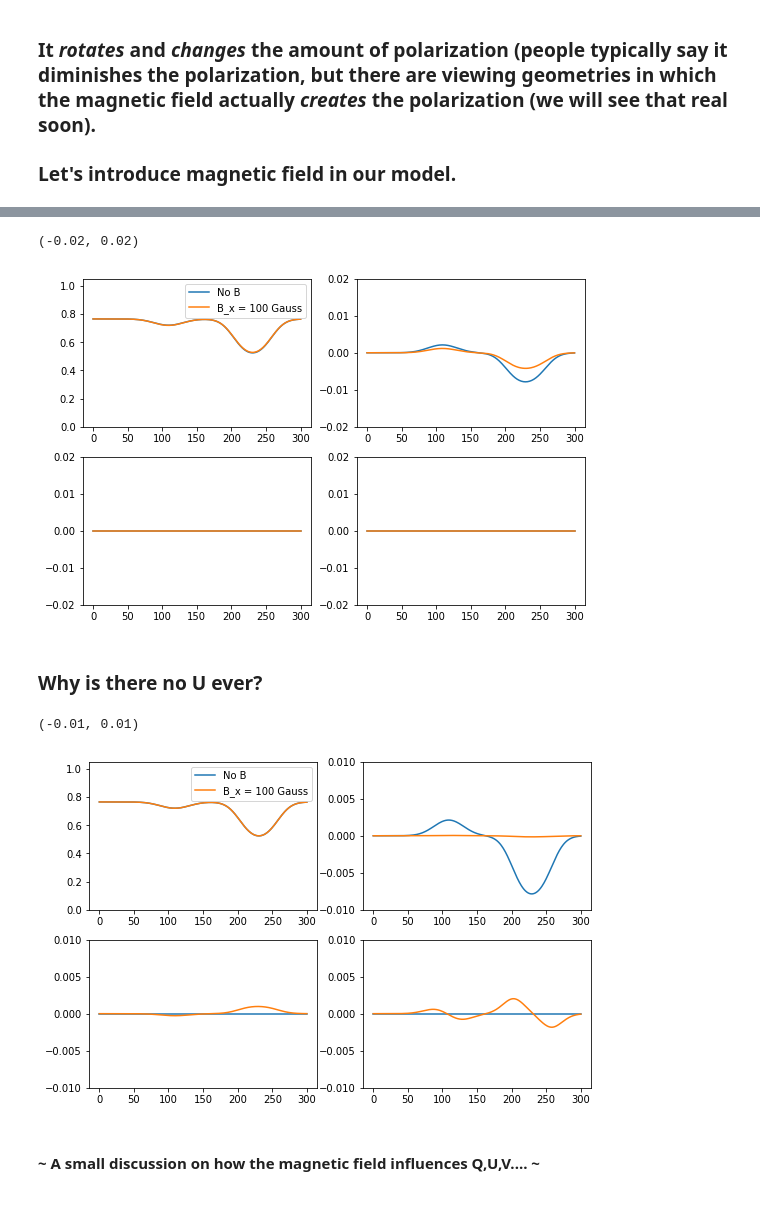
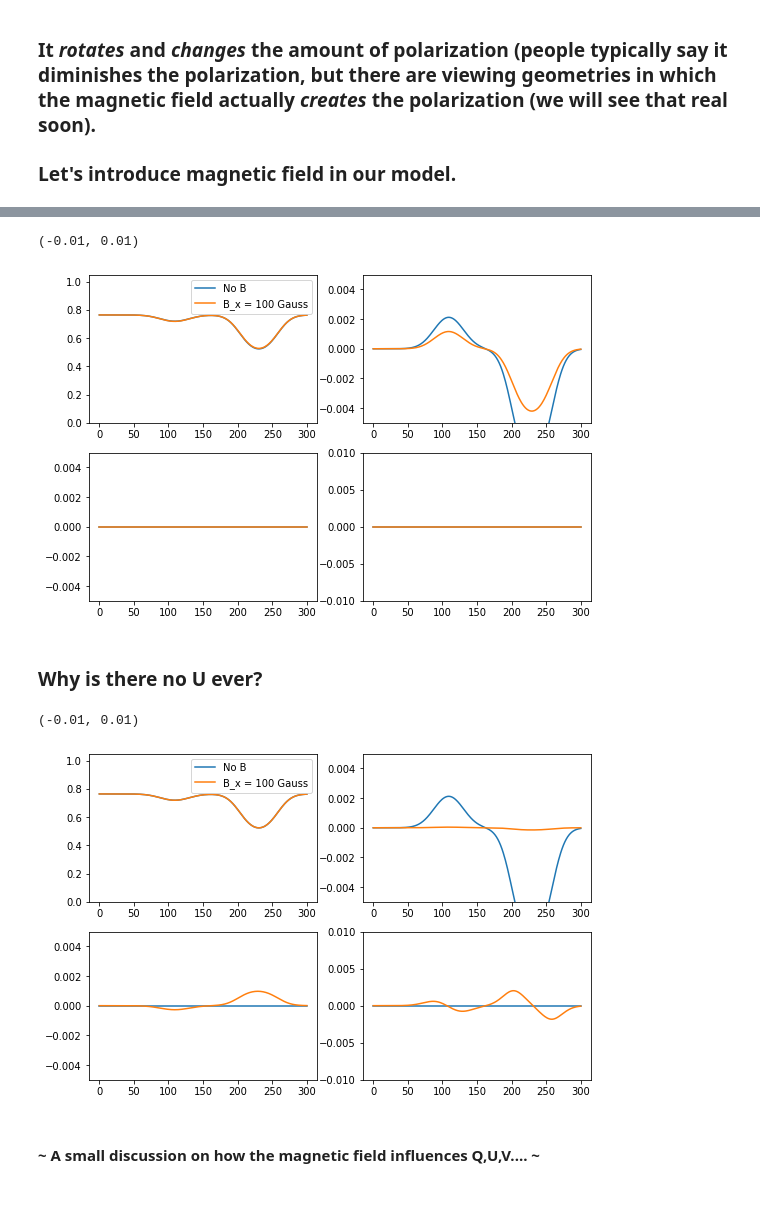
Before and after one commit to ivanzmilic/dkist_workshop_5, a Jupyter notebook: Hazel2_forward.ipynb, the cells around one changed output, grey strips where cells are left out. Saved outputs shown, nothing was run; the diff lists cells and outputs as text; code cells hidden in the pictures.

```diff
--- a/Hazel2_forward.ipynb
+++ b/Hazel2_forward.ipynb
@@ -179,37 +187,37 @@ plt.ylim([-0.02,0.02])
 # %%
 # Same but now adding B_y
 
 del(mod)
 mod = hazel.Model(working_mode='synthesis')
 mod.add_spectral({'Name': 'spec1', 'Wavelength': [10828, 10831, 301], 'topology': 'ch1',
     'LOS': [70.0,0.0,0.0], 'Boundary condition': [1.0,0.0,0.0,0.0]})
 mod.add_chromosphere({'Name': 'ch1', 'Spectral region': 'spec1', 'Height': 3.0, 'Line': '10830', 'Wavelength': [10826, 10833]})
 mod.setup()
 mod.atmospheres['ch1'].set_parameters([0.0,100.0,0.0,1.0,0.0,8.0,1.0,0.0],1.0)
 mod.synthesize()
 spec3 = np.copy(mod.spectrum['spec1'].stokes)
 
 plt.figure(figsize=[9,6])
 plt.subplot(221)
 plt.plot(spec1[0],label='No B')
 plt.plot(spec3[0],label='B_x = 100 Gauss')
 plt.legend()
 plt.ylim([0,1.05])
 plt.subplot(222)
 plt.plot(spec1[1])
 plt.plot(spec3[1])
-plt.ylim([-0.02,0.02])
+plt.ylim([-0.005,0.005])
 plt.subplot(223)
 plt.plot(spec1[2])
 plt.plot(spec3[2])
-plt.ylim([-0.02,0.02])
+plt.ylim([-0.005,0.005])
 plt.subplot(224)
 plt.plot(spec1[3])
 plt.plot(spec3[3])
-plt.ylim([-0.02,0.02])
+plt.ylim([-0.01,0.01])
 # %% [output]
-(-0.02, 0.02)
+(-0.01, 0.01)
-[figure, old version]
+[figure, new version]
 # %% [markdown]
 ### Why is there no U ever?
 # %%
@@ -232,18 +240,18 @@ plt.ylim([0,1.05])
 plt.subplot(222)
 plt.plot(spec1[1])
 plt.plot(spec3[1])
-plt.ylim([-0.01,0.01])
+plt.ylim([-0.005,0.005])
 plt.subplot(223)
 plt.plot(spec1[2])
 plt.plot(spec3[2])
-plt.ylim([-0.01,0.01])
+plt.ylim([-0.005,0.005])
 plt.subplot(224)
 plt.plot(spec1[3])
 plt.plot(spec3[3])
 plt.ylim([-0.01,0.01])
 # %% [output]
 (-0.01, 0.01)
-[figure, old version]
+[figure, new version]
 # %% [markdown]
 #### ~ A small discussion on how the magnetic field influences Q,U,V.... ~
 
```
Also changed, not shown: parts of 10 cells of this notebook, 2 other files.
